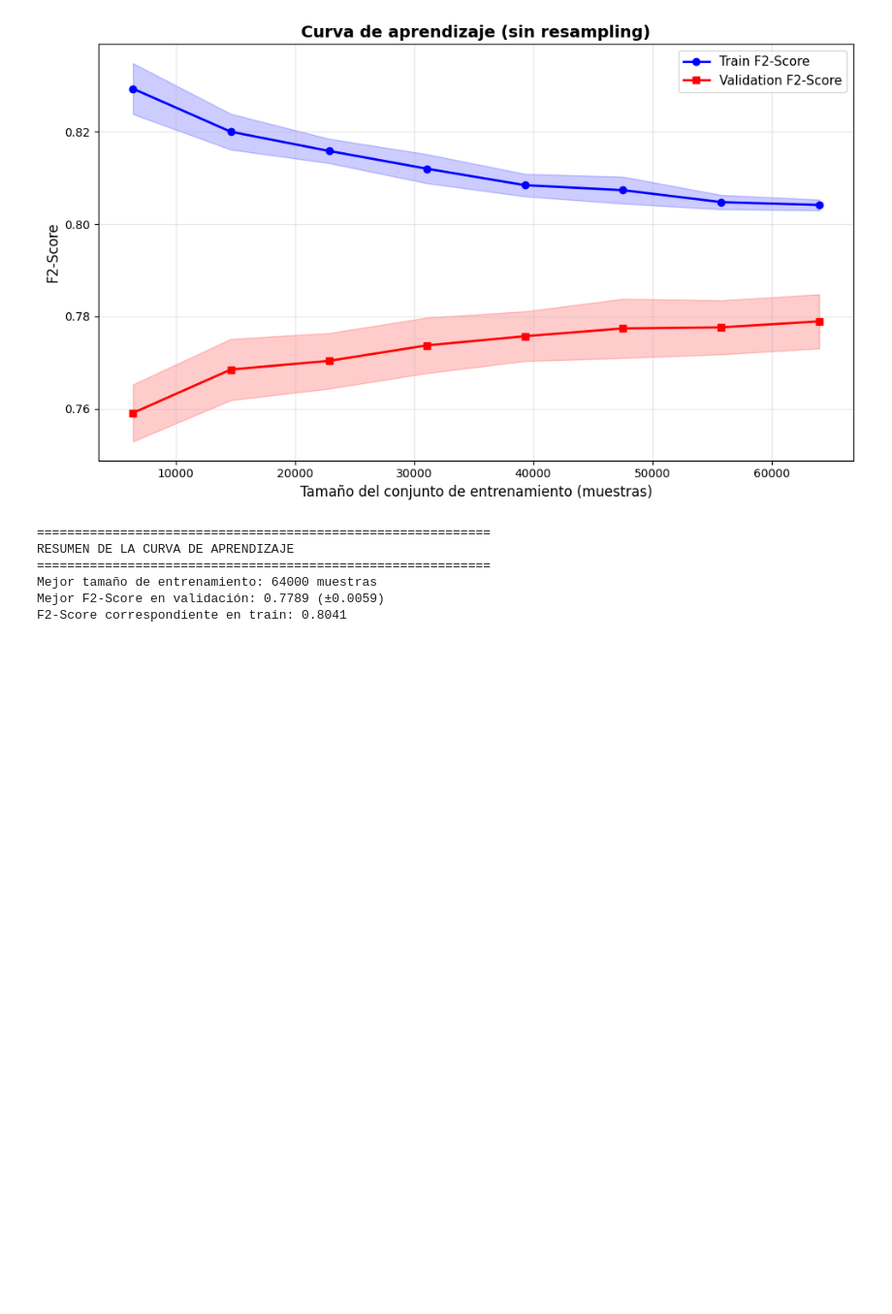
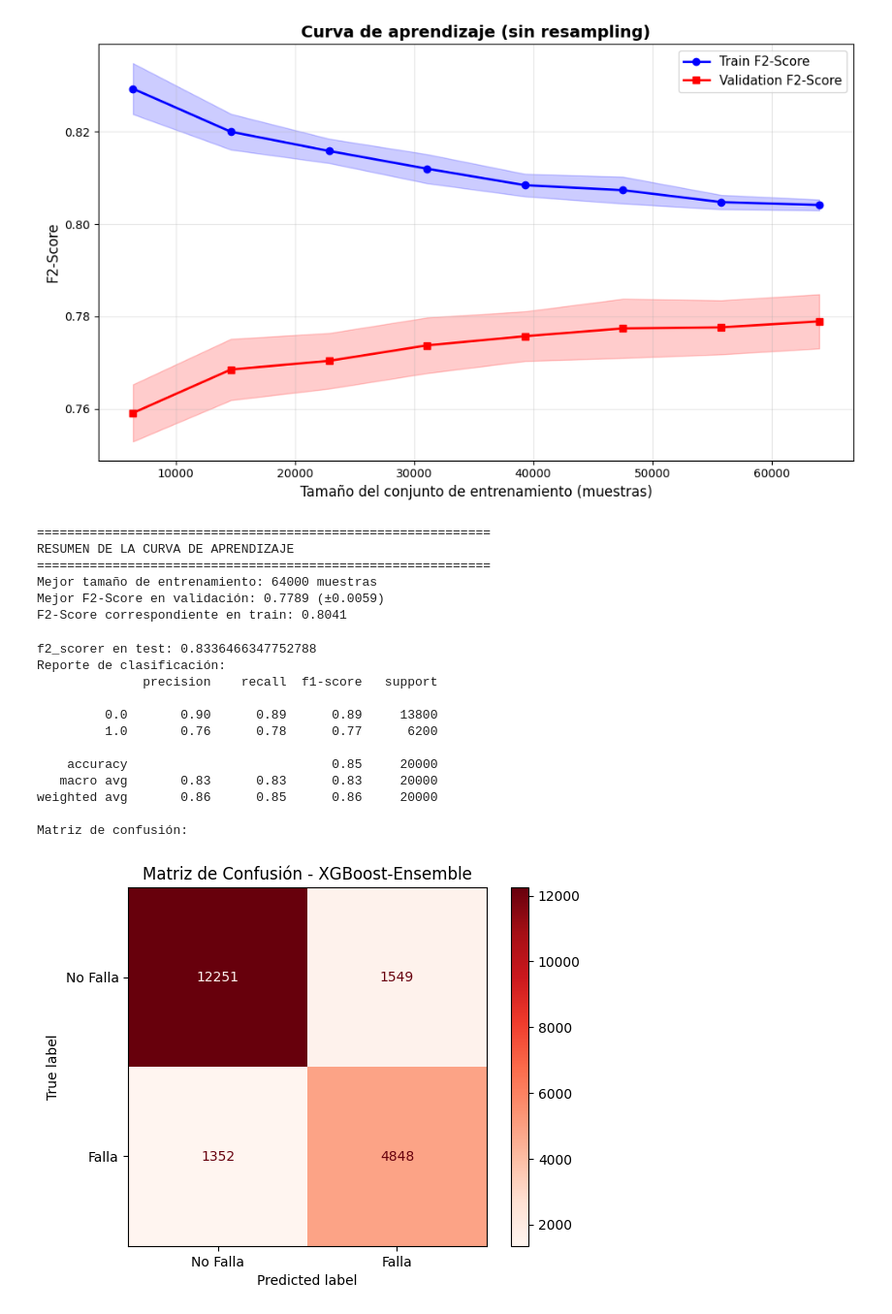
Before and after one commit to HadrianC-hub/Machine-Learning-Project, a Jupyter notebook: src/probl1_xgboost.ipynb, the cells around one changed output. Shown: that part at 97% size. Cells and saved outputs as stored; diff of their text form; code cells hidden in the pictures; blank space fills up the shorter version.

Commit message:
XG_Boost: best models ensemble

```diff
--- a/src/probl1_xgboost.ipynb
+++ b/src/probl1_xgboost.ipynb
@@ -332,3 +332,34 @@ RESUMEN DE LA CURVA DE APRENDIZAJE
 Mejor tamaño de entrenamiento: 64000 muestras
 Mejor F2-Score en validación: 0.7789 (±0.0059)
 F2-Score correspondiente en train: 0.8041
+# %%
+ensemble.fit(X_train, y_train)
+
+final_preds = ensemble.predict(X_test)
+print("f2_scorer en test:",
+      fbeta_score(y_test, final_preds, beta=2, average="macro"))
+print("Reporte de clasificación:")
+print(classification_report(y_test, final_preds))
+print("Matriz de confusión:")
+cm = confusion_matrix(y_test, final_preds)
+# Plot it using the ConfusionMatrixDisplay imported
+disp = ConfusionMatrixDisplay(confusion_matrix=cm,
+                             display_labels=['No Falla', 'Falla'],
+                             )
+disp.plot(cmap='Reds')
+plt.title('Matriz de Confusión - XGBoost-Ensemble')
+plt.show()
+# %% [output]
+f2_scorer en test: 0.8336466347752788
+Reporte de clasificación:
+              precision    recall  f1-score   support
+
+         0.0       0.90      0.89      0.89     13800
+         1.0       0.76      0.78      0.77      6200
+
+    accuracy                           0.85     20000
+   macro avg       0.83      0.83      0.83     20000
+weighted avg       0.86      0.85      0.86     20000
+
+Matriz de confusión:
+[figure, added]
```
